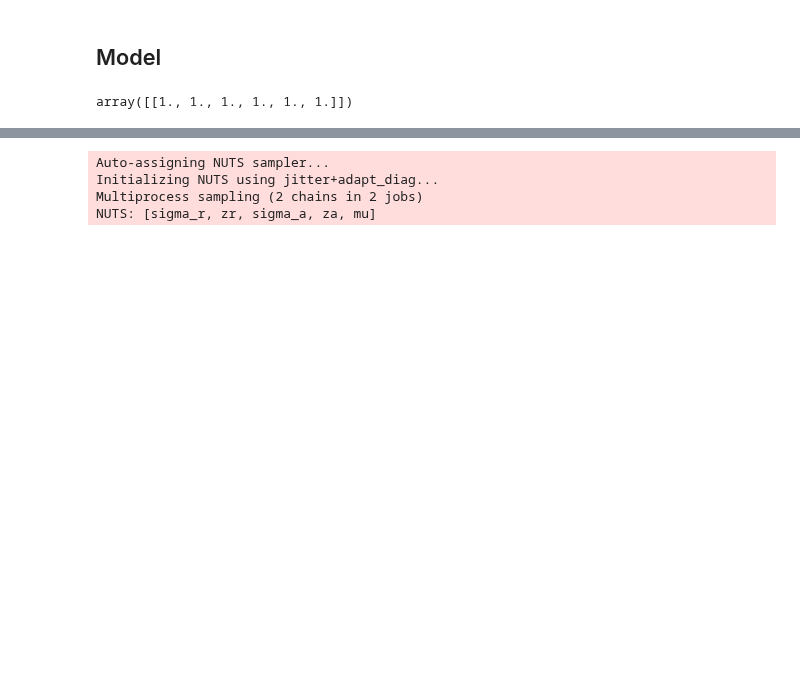
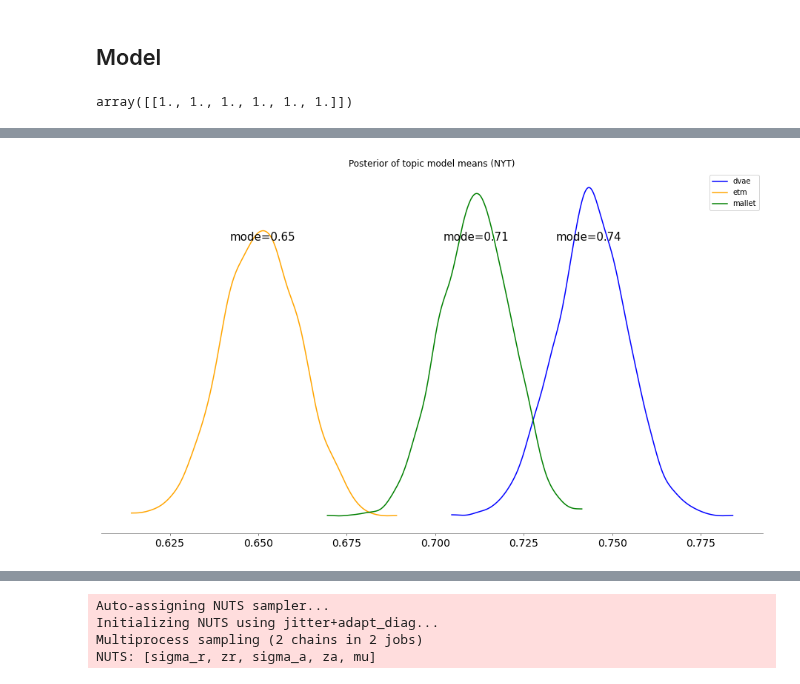
Before and after one commit to imrogerjiang/bayesian-inference-topic-measures, a Jupyter notebook: Model Comparison - Hoyle Data.ipynb, the cells around one changed output, grey strips where cells are left out. Cells and saved outputs as stored; diff of their text form; code cells hidden in the pictures; blank space fills up the shorter version.

```diff
--- a/Model Comparison - Hoyle Data.ipynb
+++ b/Model Comparison - Hoyle Data.ipynb
@@ -177,0 +166,11 @@ for pair in [(3,4),(3,5),(4,5)]:
+# %%
+fig, axs = plt.subplots(1, 1, figsize=(16,9))
+for i, c in enumerate(["blue","orange","green"]):
+    az.plot_posterior(glm_topic["trace"], var_names="c_mean", coords={"obs_id":[i]},
+                      hdi_prob='hide',point_estimate="mode", ax=axs, color=c)
+axs.legend(axs.get_lines(), ["dvae", "etm", "mallet"])
+axs.set_title("Posterior of topic model means (NYT)")
+axs.set_yaxis("")
+plt.show()
+# %% [output]
+[figure, added]
```
Also changed, not shown: parts of 12 cells of this notebook, 4 other files.
